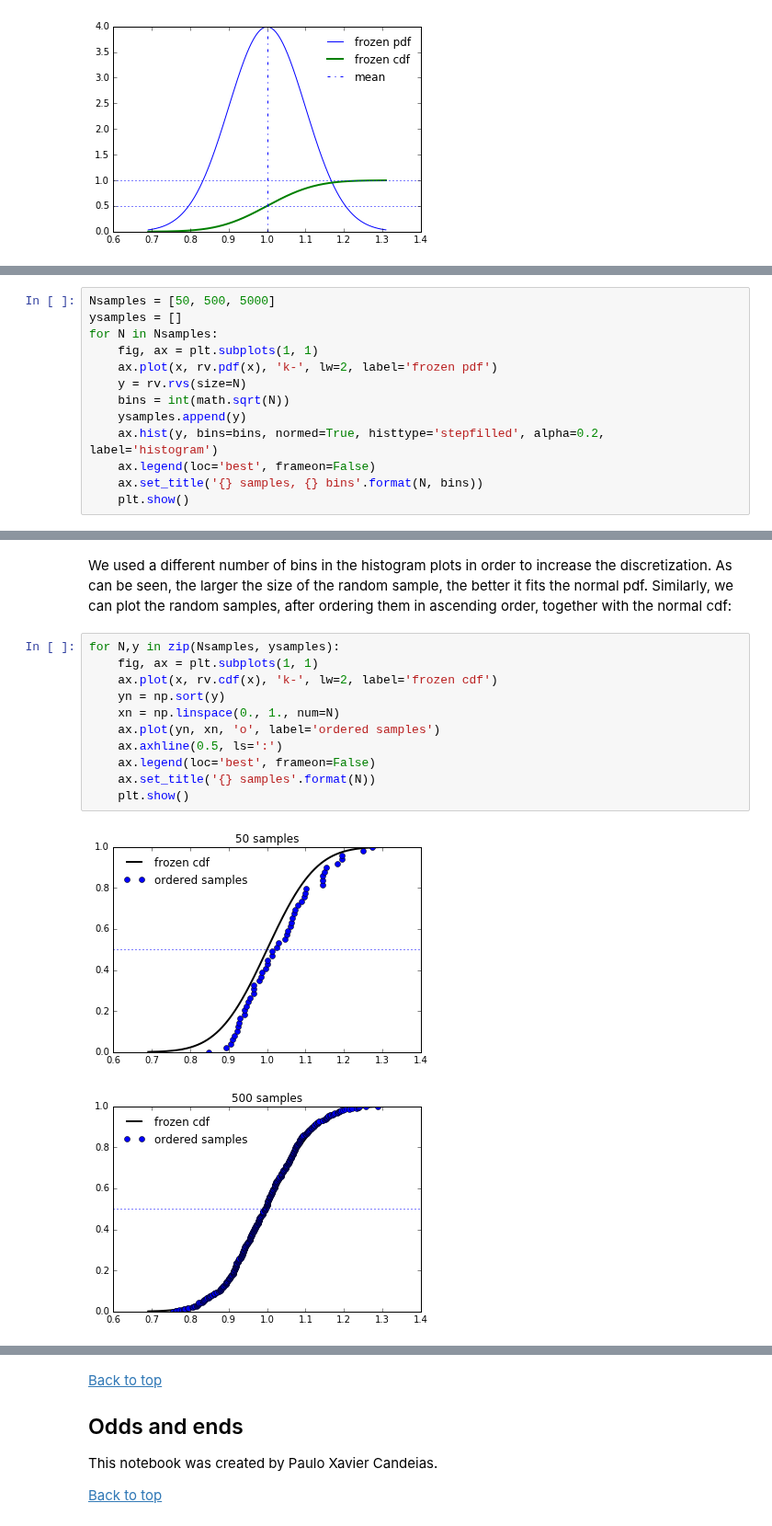
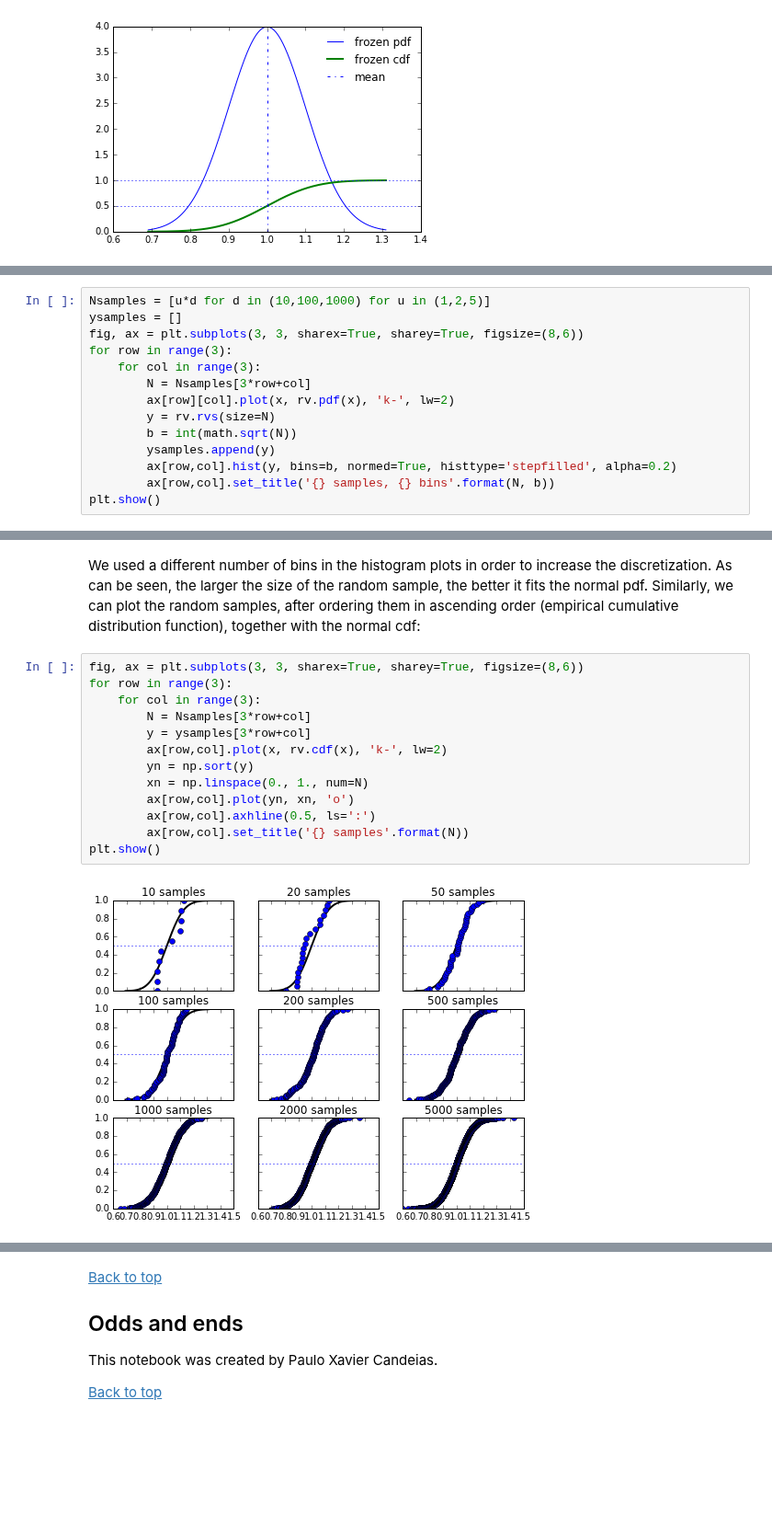
Before and after one commit to pxcandeias/py-notebooks, a Jupyter notebook: Kolmogorov_Smirnov_test.ipynb, the cells around one changed output, grey strips where cells are left out. Shown at 92% size. Cells and saved outputs as stored; diff of their text form; blank space fills up the shorter version.

```diff
--- a/Kolmogorov_Smirnov_test.ipynb
+++ b/Kolmogorov_Smirnov_test.ipynb
@@ -76,14 +80,15 @@ Now we will generate three random samples, with sizes 50, 500 and 5000, and look
 # %%
-Nsamples = [50, 500, 5000]
+Nsamples = [u*d for d in (10,100,1000) for u in (1,2,5)]
 ysamples = []
-for N in Nsamples:
-    fig, ax = plt.subplots(1, 1)
-    ax.plot(x, rv.pdf(x), 'k-', lw=2, label='frozen pdf')
-    y = rv.rvs(size=N)
-    bins = int(math.sqrt(N))
-    ysamples.append(y)
-    ax.hist(y, bins=bins, normed=True, histtype='stepfilled', alpha=0.2, label='histogram')
-    ax.legend(loc='best', frameon=False)
-    ax.set_title('{} samples, {} bins'.format(N, bins))
-    plt.show()
+fig, ax = plt.subplots(3, 3, sharex=True, sharey=True, figsize=(8,6))
+for row in range(3):
+    for col in range(3):
+        N = Nsamples[3*row+col]
+        ax[row][col].plot(x, rv.pdf(x), 'k-', lw=2)
+        y = rv.rvs(size=N)
+        b = int(math.sqrt(N))
+        ysamples.append(y)
+        ax[row,col].hist(y, bins=b, normed=True, histtype='stepfilled', alpha=0.2)
+        ax[row,col].set_title('{} samples, {} bins'.format(N, b))
+plt.show()
 # %% [output]
@@ -93,16 +96,17 @@ for N in Nsamples:
 # %% [markdown]
-We used a different number of bins in the histogram plots in order to increase the discretization. As can be seen, the larger the size of the random sample, the better it fits the normal pdf. Similarly, we can plot the random samples, after ordering them in ascending order, together with the normal cdf:
+We used a different number of bins in the histogram plots in order to increase the discretization. As can be seen, the larger the size of the random sample, the better it fits the normal pdf. Similarly, we can plot the random samples, after ordering them in ascending order (empirical cumulative distribution function), together with the normal cdf:
 # %%
-for N,y in zip(Nsamples, ysamples):
-    fig, ax = plt.subplots(1, 1)
-    ax.plot(x, rv.cdf(x), 'k-', lw=2, label='frozen cdf')
-    yn = np.sort(y)
-    xn = np.linspace(0., 1., num=N)
-    ax.plot(yn, xn, 'o', label='ordered samples')
-    ax.axhline(0.5, ls=':')
-    ax.legend(loc='best', frameon=False)
-    ax.set_title('{} samples'.format(N))
-    plt.show()
+fig, ax = plt.subplots(3, 3, sharex=True, sharey=True, figsize=(8,6))
+for row in range(3):
+    for col in range(3):
+        N = Nsamples[3*row+col]
+        y = ysamples[3*row+col]
+        ax[row,col].plot(x, rv.cdf(x), 'k-', lw=2)
+        yn = np.sort(y)
+        xn = np.linspace(0., 1., num=N)
+        ax[row,col].plot(yn, xn, 'o')
+        ax[row,col].axhline(0.5, ls=':')
+        ax[row,col].set_title('{} samples'.format(N))
+plt.show()
 # %% [output]
-[figure, old version]
+[figure, new version]
-[figure, removed]
```
Also changed, not shown: parts of 15 cells of this notebook.
